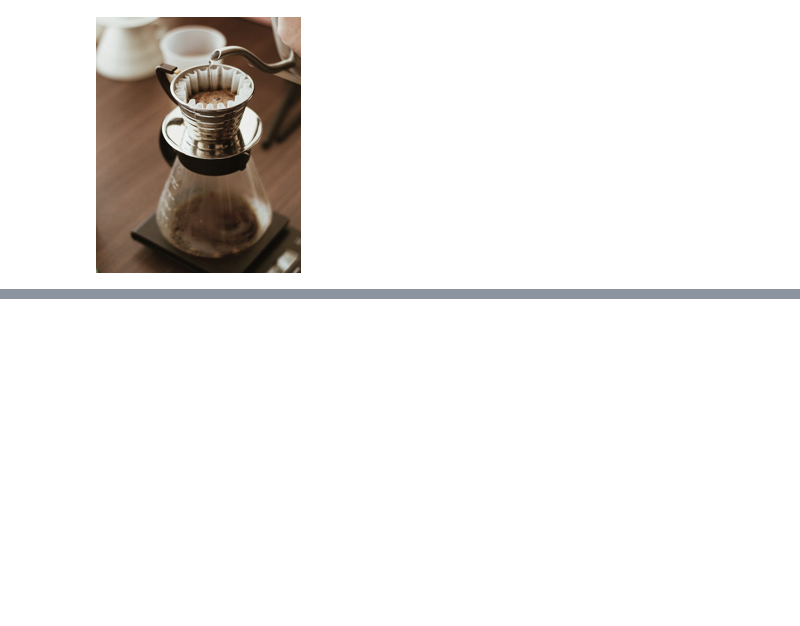
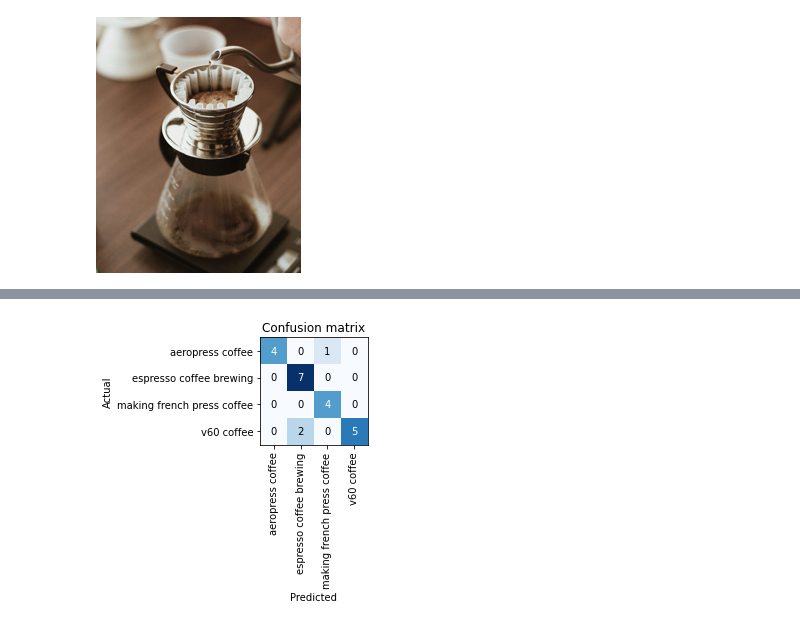
Before and after one commit to josefvnwk/fastaicourse, a Jupyter notebook: hw-1-fast-ai-course-coffee-brewing-method.ipynb, the cells around one changed output, grey strips where cells are left out. Saved outputs shown, nothing was run; the diff lists cells and outputs as text; code cells hidden in the pictures; blank space fills up the shorter version.

```diff
--- a/hw-1-fast-ai-course-coffee-brewing-method.ipynb
+++ b/hw-1-fast-ai-course-coffee-brewing-method.ipynb
@@ -118,0 +119,4 @@ Probability this is false: 0.0012
+# %%
+interp = ClassificationInterpretation.from_learner(learn)
+interp.plot_confusion_matrix()
+# %% [output]
@@ -118,0 +125 @@ Probability this is false: 0.0012
+[figure, added]
```
Also changed, not shown: parts of 4 cells of this notebook.
